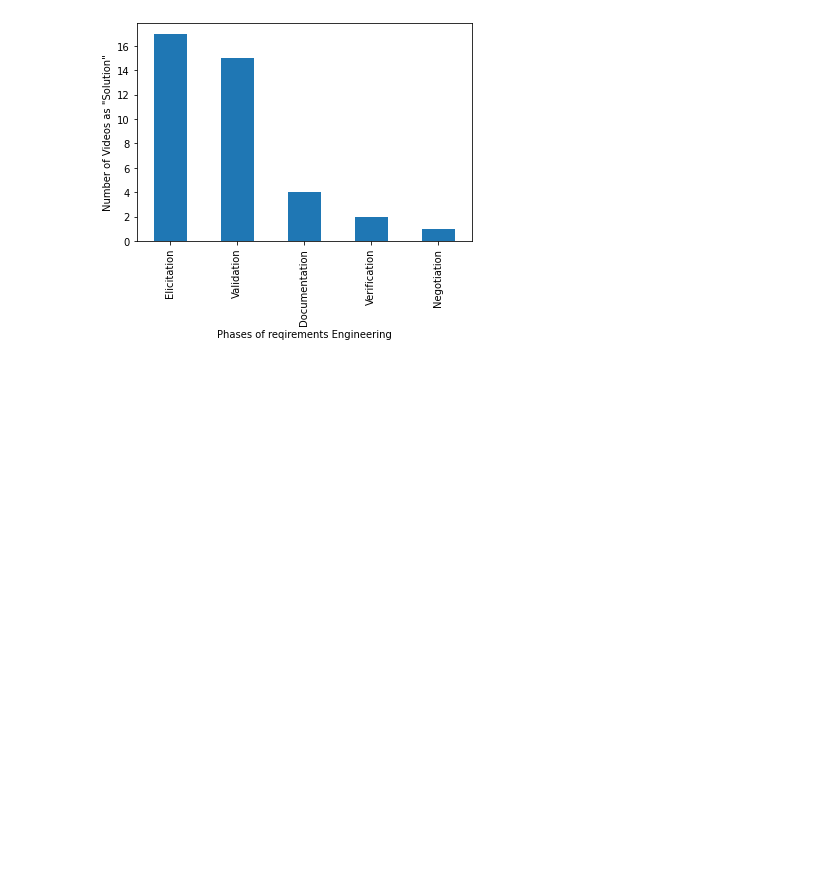
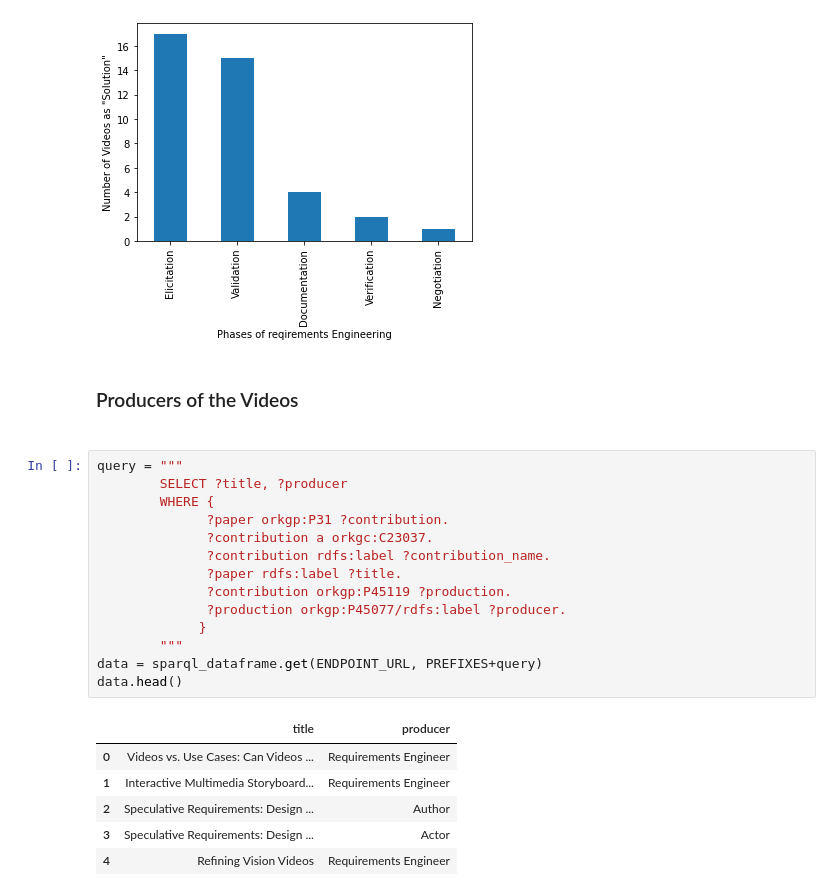
Before and after one commit to AlexHahnGF/bachelor, a Jupyter notebook: Untitled.ipynb, the cells around one changed output. Cells and saved outputs as stored; diff of their text form; blank space fills up the shorter version.

```diff
--- a/Untitled.ipynb
+++ b/Untitled.ipynb
@@ -367,3 +360,26 @@ df['re_phase'].value_counts().plot(kind='bar',
 # %% [output]
 <AxesSubplot:xlabel='Phases of reqirements Engineering', ylabel='Number of Videos as "Solution"'>
 [figure]
+# %% [markdown]
+<h3> Producers of the Videos<h3>
+# %%
+query = """
+        SELECT ?title, ?producer
+        WHERE {
+              ?paper orkgp:P31 ?contribution.
+              ?contribution a orkgc:C23037.
+              ?contribution rdfs:label ?contribution_name.
+              ?paper rdfs:label ?title.
+              ?contribution orkgp:P45119 ?production.
+              ?production orkgp:P45077/rdfs:label ?producer.
+             }
+        """
+data = sparql_dataframe.get(ENDPOINT_URL, PREFIXES+query)
+data.head()
+# %% [output]
+|  | title | producer |
+| 0 | Videos vs. Use Cases: Can Videos ... | Requirements Engineer |
+| 1 | Interactive Multimedia Storyboard... | Requirements Engineer |
+| 2 | Speculative Requirements: Design ... | Author |
+| 3 | Speculative Requirements: Design ... | Actor |
+| 4 | Refining Vision Videos | Requirements Engineer |
```
Also changed, not shown: parts of 2 cells of this notebook.
